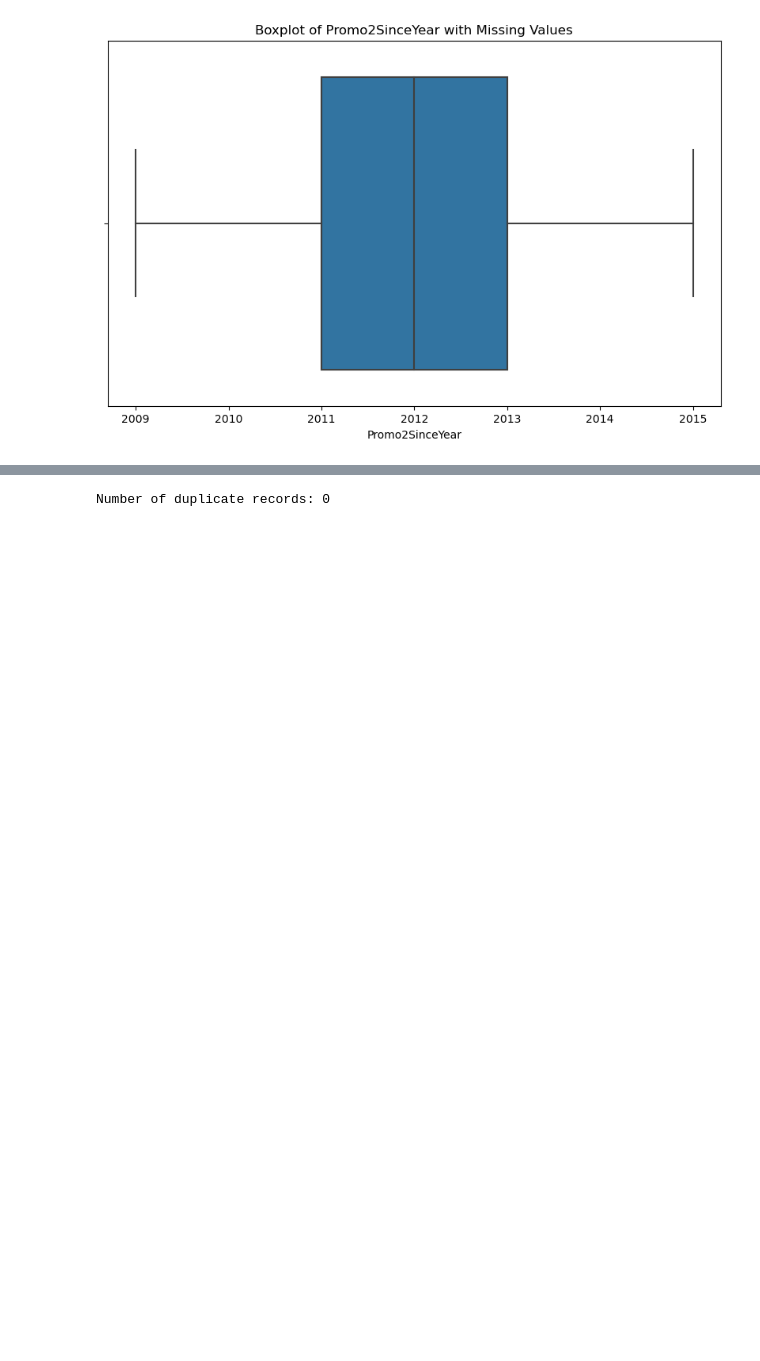
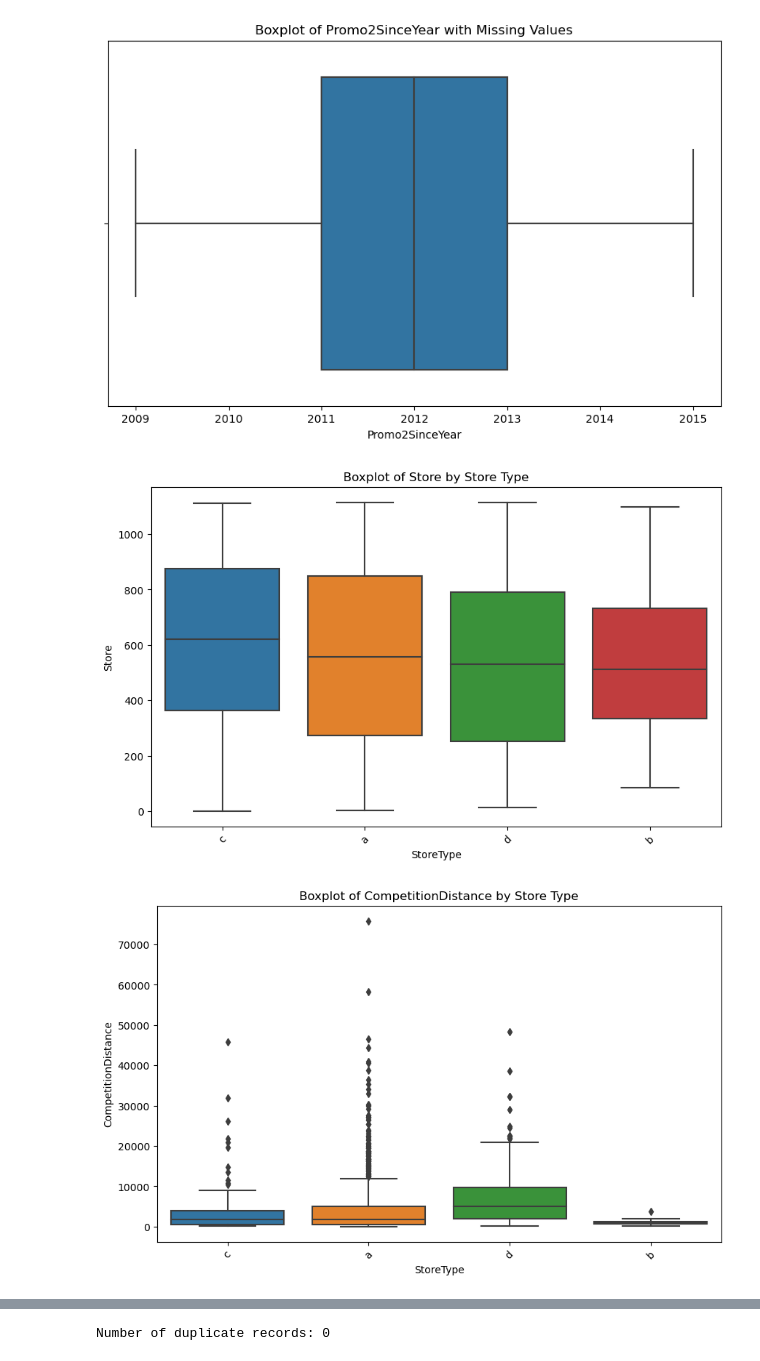
Before and after one commit to hemanthkumarakunurids26sp-hue/Store_Sales, a Jupyter notebook: EDA/store.ipynb, the cells around one changed output, grey strips where cells are left out. Saved outputs shown, nothing was run; the diff lists cells and outputs as text; code cells hidden in the pictures; blank space fills up the shorter version.

```diff
--- a/EDA/store.ipynb
+++ b/EDA/store.ipynb
@@ -6,7 +6,7 @@ import seaborn as sns
 # %% [markdown]
 ### Data Quality Assessement
 # %%
-store=pd.read_csv(r"C:\Users\heman\Downloads\rossmann-store-sales\store.csv")
+store=pd.read_csv(r"C:\Users\heman\Dropbox\PC\Documents\GitHub\Store_Sales\store.csv")
 store.head()
 # %% [output]
 |  | Store | StoreType | Assortment | CompetitionDistance | CompetitionOpenSinceMonth | CompetitionOpenSinceYear | ... |
@@ -98,3 +98,15 @@ for col in store.columns:
 [figure]
 [figure]
 [figure]
+# %%
+#creating box plot to visualize the store type and the numeric columns
+for col in store.columns:
+    if pd.api.types.is_numeric_dtype(store[col]):
+        plt.figure(figsize=(10, 6))
+        sns.boxplot(x='StoreType', y=col, data=store)
+        plt.title(f"Boxplot of {col} by Store Type")
+        plt.xticks(rotation=45)
+        plt.show()
+# %% [output]
+[figure, added]
+[figure, added]
```
Also changed, not shown: parts of 15 cells of this notebook.
